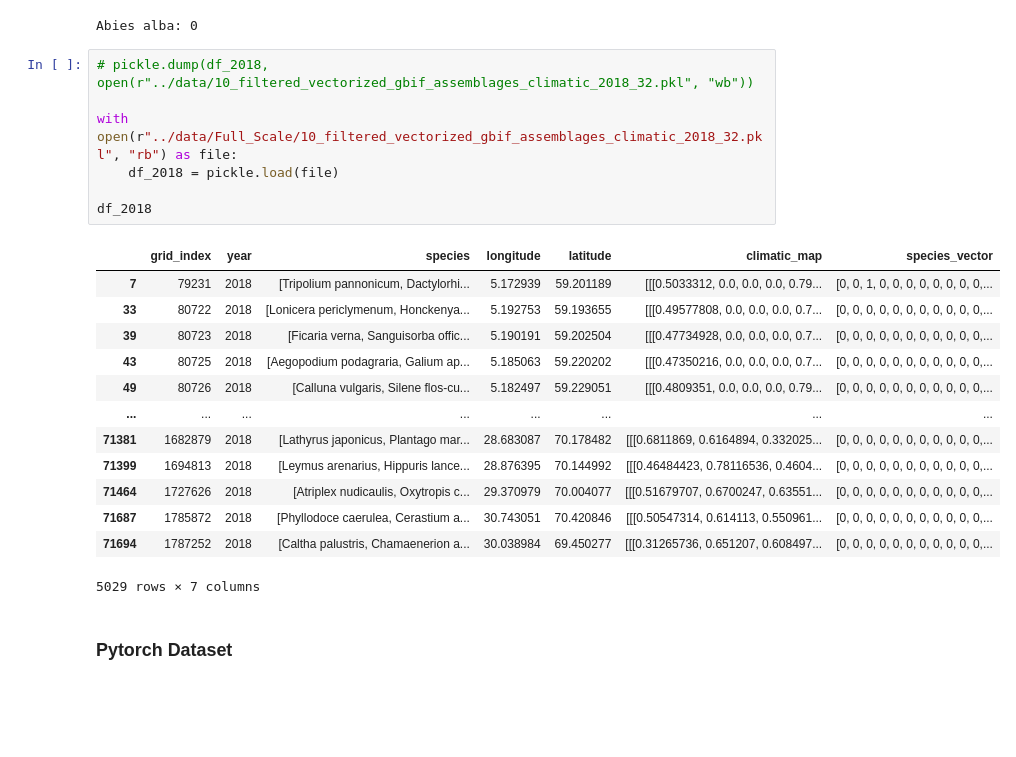
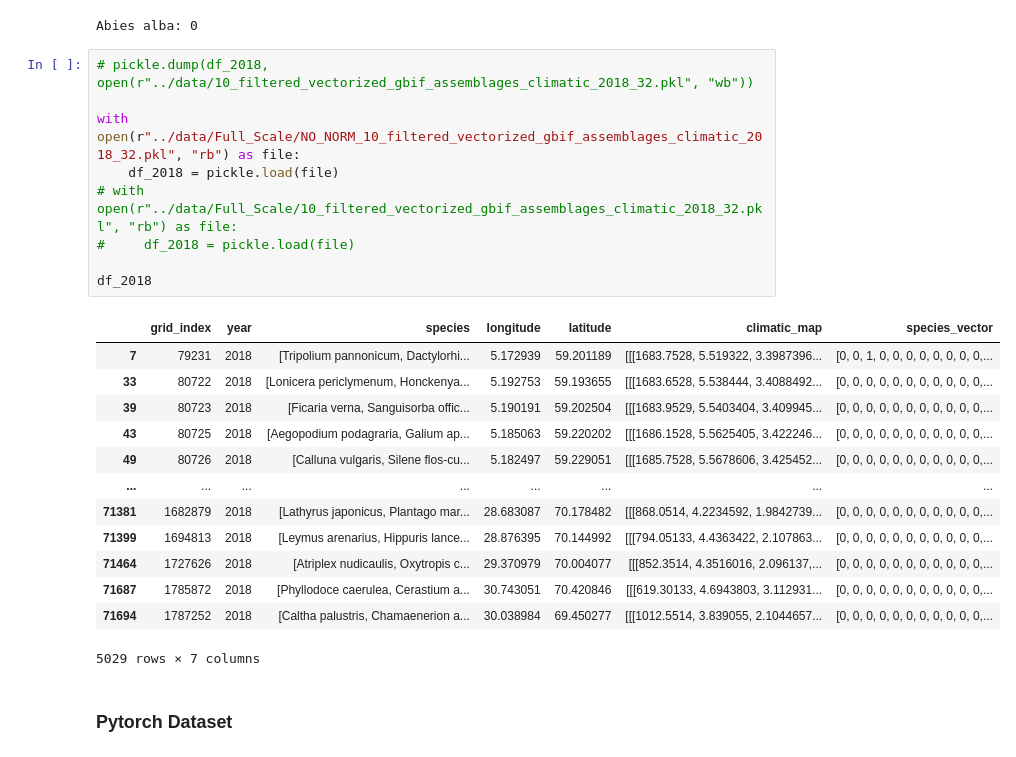
Before and after one commit to rauletepawa/Species_Distribution_Modeling, a Jupyter notebook: code/Species_Richness.ipynb, the cells around one changed output. Drawn from its saved outputs; the diff is of its cells as text; blank space fills up the shorter version.

```diff
--- a/code/Species_Richness.ipynb
+++ b/code/Species_Richness.ipynb
@@ -71,23 +71,25 @@ Abies alba: 0
 # %%
 # pickle.dump(df_2018, open(r"../data/10_filtered_vectorized_gbif_assemblages_climatic_2018_32.pkl", "wb"))
 
-with open(r"../data/Full_Scale/10_filtered_vectorized_gbif_assemblages_climatic_2018_32.pkl", "rb") as file:
+with open(r"../data/Full_Scale/NO_NORM_10_filtered_vectorized_gbif_assemblages_climatic_2018_32.pkl", "rb") as file:
     df_2018 = pickle.load(file)
+# with open(r"../data/Full_Scale/10_filtered_vectorized_gbif_assemblages_climatic_2018_32.pkl", "rb") as file:
+#     df_2018 = pickle.load(file)
 
 df_2018
 # %% [output]
 |  | grid_index | year | species | longitude | latitude | climatic_map | species_vector |
-| 7 | 79231 | 2018 | [Tripolium pannonicum, Dactylorhi... | 5.172939 | 59.201189 | [[[0.5033312, 0.0, 0.0, 0.0, 0.79... | [0, 0, 1, 0, 0, 0, 0, 0, 0, 0, 0,... |
-| 33 | 80722 | 2018 | [Lonicera periclymenum, Honckenya... | 5.192753 | 59.193655 | [[[0.49577808, 0.0, 0.0, 0.0, 0.7... | [0, 0, 0, 0, 0, 0, 0, 0, 0, 0, 0,... |
-| 39 | 80723 | 2018 | [Ficaria verna, Sanguisorba offic... | 5.190191 | 59.202504 | [[[0.47734928, 0.0, 0.0, 0.0, 0.7... | [0, 0, 0, 0, 0, 0, 0, 0, 0, 0, 0,... |
-| 43 | 80725 | 2018 | [Aegopodium podagraria, Galium ap... | 5.185063 | 59.220202 | [[[0.47350216, 0.0, 0.0, 0.0, 0.7... | [0, 0, 0, 0, 0, 0, 0, 0, 0, 0, 0,... |
-| 49 | 80726 | 2018 | [Calluna vulgaris, Silene flos-cu... | 5.182497 | 59.229051 | [[[0.4809351, 0.0, 0.0, 0.0, 0.79... | [0, 0, 0, 0, 0, 0, 0, 0, 0, 0, 0,... |
+| 7 | 79231 | 2018 | [Tripolium pannonicum, Dactylorhi... | 5.172939 | 59.201189 | [[[1683.7528, 5.519322, 3.3987396... | [0, 0, 1, 0, 0, 0, 0, 0, 0, 0, 0,... |
+| 33 | 80722 | 2018 | [Lonicera periclymenum, Honckenya... | 5.192753 | 59.193655 | [[[1683.6528, 5.538444, 3.4088492... | [0, 0, 0, 0, 0, 0, 0, 0, 0, 0, 0,... |
+| 39 | 80723 | 2018 | [Ficaria verna, Sanguisorba offic... | 5.190191 | 59.202504 | [[[1683.9529, 5.5403404, 3.409945... | [0, 0, 0, 0, 0, 0, 0, 0, 0, 0, 0,... |
+| 43 | 80725 | 2018 | [Aegopodium podagraria, Galium ap... | 5.185063 | 59.220202 | [[[1686.1528, 5.5625405, 3.422246... | [0, 0, 0, 0, 0, 0, 0, 0, 0, 0, 0,... |
+| 49 | 80726 | 2018 | [Calluna vulgaris, Silene flos-cu... | 5.182497 | 59.229051 | [[[1685.7528, 5.5678606, 3.425452... | [0, 0, 0, 0, 0, 0, 0, 0, 0, 0, 0,... |
 | ... | ... | ... | ... | ... | ... | ... | ... |
-| 71381 | 1682879 | 2018 | [Lathyrus japonicus, Plantago mar... | 28.683087 | 70.178482 | [[[0.6811869, 0.6164894, 0.332025... | [0, 0, 0, 0, 0, 0, 0, 0, 0, 0, 0,... |
-| 71399 | 1694813 | 2018 | [Leymus arenarius, Hippuris lance... | 28.876395 | 70.144992 | [[[0.46484423, 0.78116536, 0.4604... | [0, 0, 0, 0, 0, 0, 0, 0, 0, 0, 0,... |
-| 71464 | 1727626 | 2018 | [Atriplex nudicaulis, Oxytropis c... | 29.370979 | 70.004077 | [[[0.51679707, 0.6700247, 0.63551... | [0, 0, 0, 0, 0, 0, 0, 0, 0, 0, 0,... |
-| 71687 | 1785872 | 2018 | [Phyllodoce caerulea, Cerastium a... | 30.743051 | 70.420846 | [[[0.50547314, 0.614113, 0.550961... | [0, 0, 0, 0, 0, 0, 0, 0, 0, 0, 0,... |
-| 71694 | 1787252 | 2018 | [Caltha palustris, Chamaenerion a... | 30.038984 | 69.450277 | [[[0.31265736, 0.651207, 0.608497... | [0, 0, 0, 0, 0, 0, 0, 0, 0, 0, 0,... |
+| 71381 | 1682879 | 2018 | [Lathyrus japonicus, Plantago mar... | 28.683087 | 70.178482 | [[[868.0514, 4.2234592, 1.9842739... | [0, 0, 0, 0, 0, 0, 0, 0, 0, 0, 0,... |
+| 71399 | 1694813 | 2018 | [Leymus arenarius, Hippuris lance... | 28.876395 | 70.144992 | [[[794.05133, 4.4363422, 2.107863... | [0, 0, 0, 0, 0, 0, 0, 0, 0, 0, 0,... |
+| 71464 | 1727626 | 2018 | [Atriplex nudicaulis, Oxytropis c... | 29.370979 | 70.004077 | [[[852.3514, 4.3516016, 2.096137,... | [0, 0, 0, 0, 0, 0, 0, 0, 0, 0, 0,... |
+| 71687 | 1785872 | 2018 | [Phyllodoce caerulea, Cerastium a... | 30.743051 | 70.420846 | [[[619.30133, 4.6943803, 3.112931... | [0, 0, 0, 0, 0, 0, 0, 0, 0, 0, 0,... |
+| 71694 | 1787252 | 2018 | [Caltha palustris, Chamaenerion a... | 30.038984 | 69.450277 | [[[1012.5514, 3.839055, 2.1044657... | [0, 0, 0, 0, 0, 0, 0, 0, 0, 0, 0,... |
 5029 rows × 7 columns
 # %% [markdown]
 ### Pytorch Dataset
```
Also changed, not shown: parts of 11 cells of this notebook, 16 other files.
